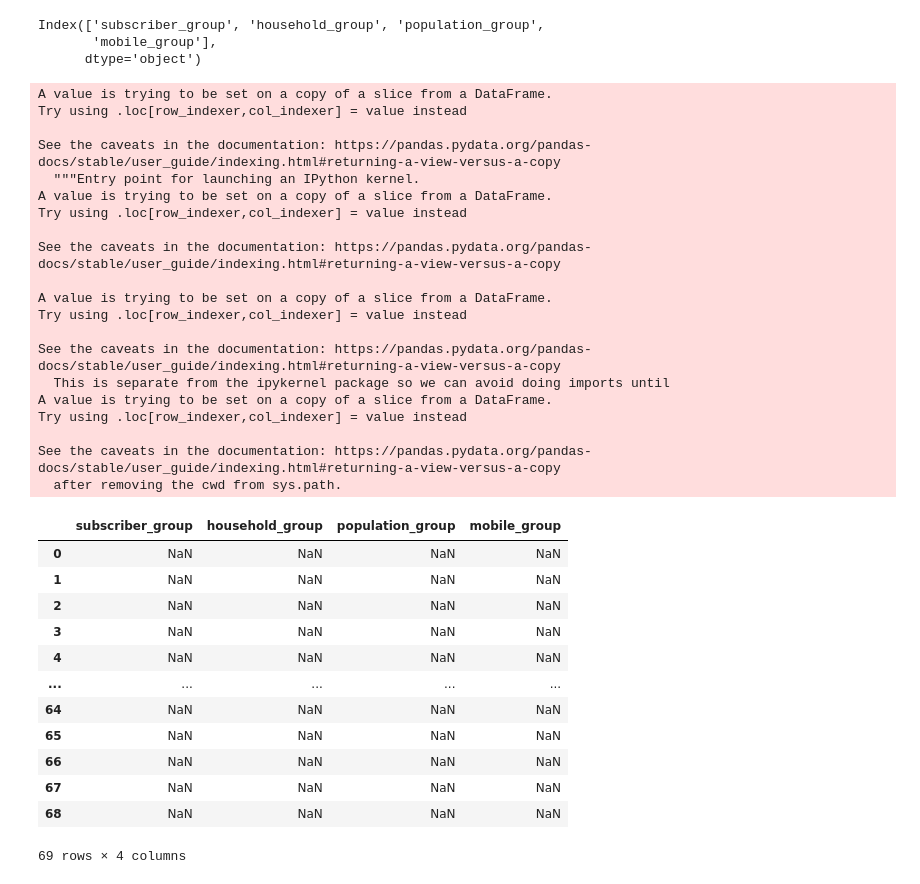
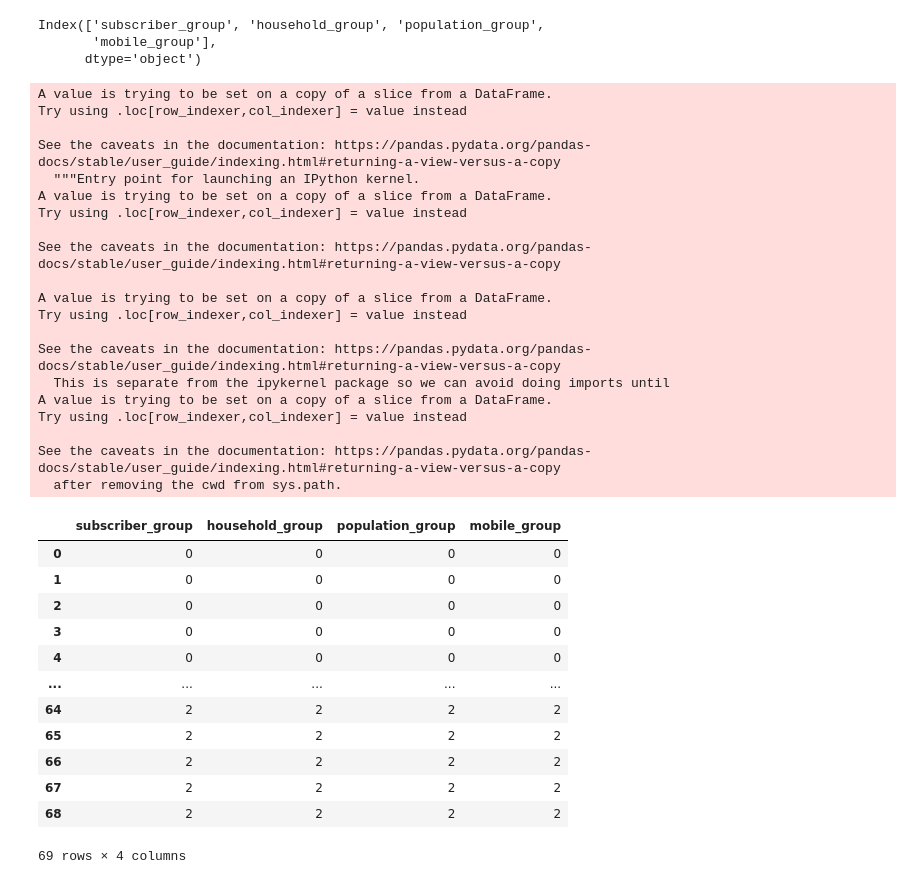
Before and after one commit to Kanyarat-S/DWDM21, a Jupyter notebook: Project_DWDM.ipynb, the cells around one changed output. Cells and saved outputs as stored; diff of their text form; code cells hidden in the pictures.

```diff
--- a/Project_DWDM.ipynb
+++ b/Project_DWDM.ipynb
@@ -632,42 +620,42 @@ Index(['subscriber_group', 'household_group', 'population_group',
        'mobile_group'],
       dtype='object')
 # %%
-data_cut['subscriber_group'] = data_cut['subscriber_group'].map({'low_subscriber':0,'median_subscriber':1,'high_subscriber':2})
-data_cut['household_group'] = data_cut['household_group'].map({'low_household':0,'median_household':1,'high_household':2})
-data_cut['population_group'] = data_cut['population_group'].map({'low_population':0,'median_population':1,'high_population':2})
-data_cut['mobile_group'] = data_cut['mobile_group'].map({'low_mobile':0,'median_mobile':1,'high_mobile':2})
+data_cut['subscriber_group'] = data_cut['subscriber_group'].map({'low':0,'median':1,'high':2})
+data_cut['household_group'] = data_cut['household_group'].map({'low':0,'median':1,'high':2})
+data_cut['population_group'] = data_cut['population_group'].map({'low':0,'median':1,'high':2})
+data_cut['mobile_group'] = data_cut['mobile_group'].map({'low':0,'median':1,'high':2})
 data_cut
 # %% [output]
 A value is trying to be set on a copy of a slice from a DataFrame.
 Try using .loc[row_indexer,col_indexer] = value instead
 
 See the caveats in the documentation: https://pandas.pydata.org/pandas-docs/stable/user_guide/indexing.html#returning-a-view-versus-a-copy
   """Entry point for launching an IPython kernel.
 A value is trying to be set on a copy of a slice from a DataFrame.
 Try using .loc[row_indexer,col_indexer] = value instead
 
 See the caveats in the documentation: https://pandas.pydata.org/pandas-docs/stable/user_guide/indexing.html#returning-a-view-versus-a-copy
 
 A value is trying to be set on a copy of a slice from a DataFrame.
 Try using .loc[row_indexer,col_indexer] = value instead
 
 See the caveats in the documentation: https://pandas.pydata.org/pandas-docs/stable/user_guide/indexing.html#returning-a-view-versus-a-copy
   This is separate from the ipykernel package so we can avoid doing imports until
 A value is trying to be set on a copy of a slice from a DataFrame.
 Try using .loc[row_indexer,col_indexer] = value instead
 
 See the caveats in the documentation: https://pandas.pydata.org/pandas-docs/stable/user_guide/indexing.html#returning-a-view-versus-a-copy
   after removing the cwd from sys.path.
 |  | subscriber_group | household_group | population_group | mobile_group |
-| 0 | NaN | NaN | NaN | NaN |
-| 1 | NaN | NaN | NaN | NaN |
-| 2 | NaN | NaN | NaN | NaN |
-| 3 | NaN | NaN | NaN | NaN |
-| 4 | NaN | NaN | NaN | NaN |
+| 0 | 0 | 0 | 0 | 0 |
+| 1 | 0 | 0 | 0 | 0 |
+| 2 | 0 | 0 | 0 | 0 |
+| 3 | 0 | 0 | 0 | 0 |
+| 4 | 0 | 0 | 0 | 0 |
 | ... | ... | ... | ... | ... |
-| 64 | NaN | NaN | NaN | NaN |
-| 65 | NaN | NaN | NaN | NaN |
-| 66 | NaN | NaN | NaN | NaN |
-| 67 | NaN | NaN | NaN | NaN |
-| 68 | NaN | NaN | NaN | NaN |
+| 64 | 2 | 2 | 2 | 2 |
+| 65 | 2 | 2 | 2 | 2 |
+| 66 | 2 | 2 | 2 | 2 |
+| 67 | 2 | 2 | 2 | 2 |
+| 68 | 2 | 2 | 2 | 2 |
 69 rows × 4 columns
```
Also changed, not shown: parts of 5 cells of this notebook.
